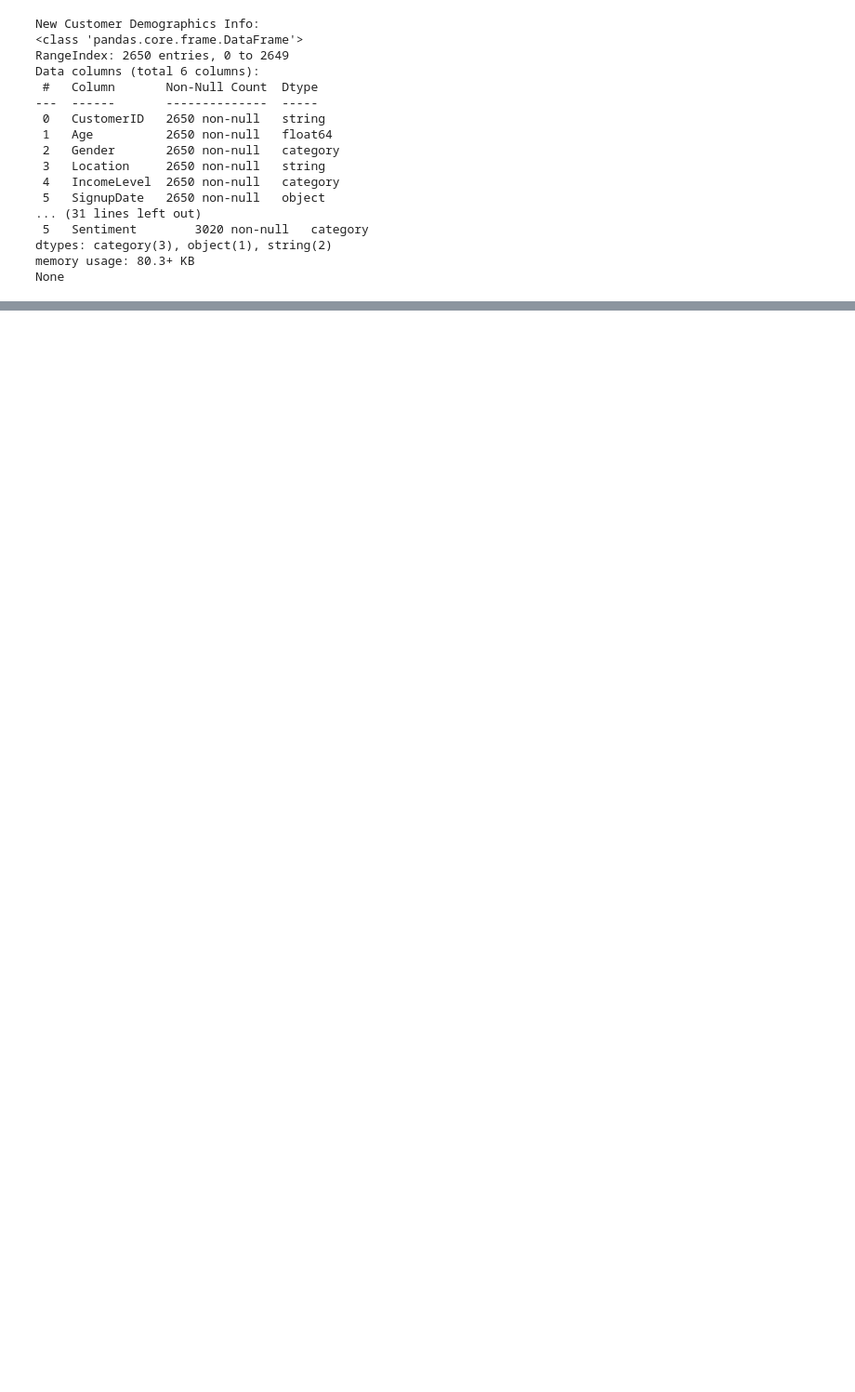
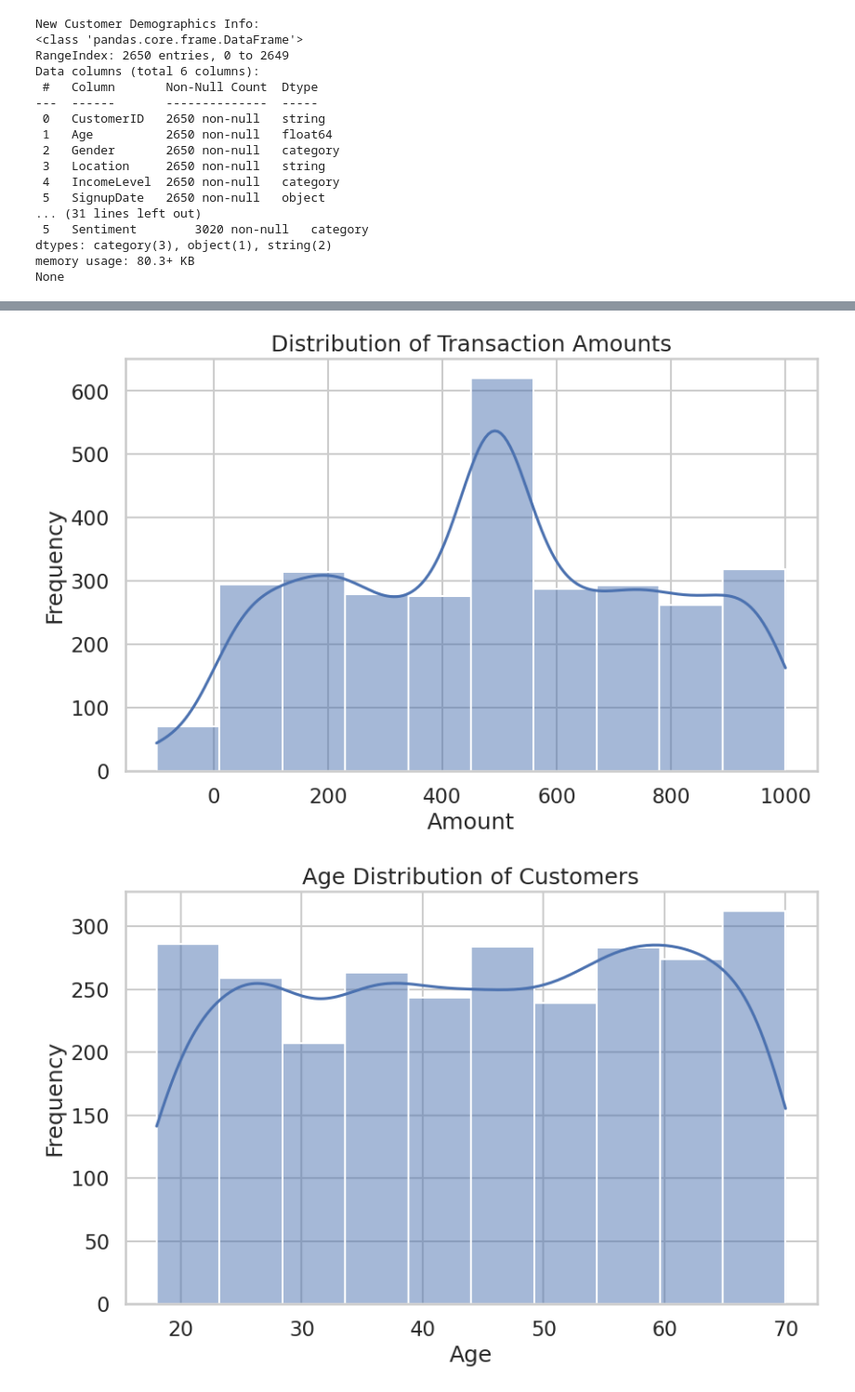
Before and after one commit to zpsy-hub/MO-IT125-ML-Linear-Algebra-A3103-Grp1, a Jupyter notebook: Milestone_1_Exploratory_Data_Analysis_(EDA)_of_Machine_Learning_Solution_Project.ipynb, the cells around one changed output, grey strips where cells are left out. Shown at 93% size. Saved outputs shown, nothing was run; the diff lists cells and outputs as text; code cells hidden in the pictures; blank space fills up the shorter version.

```diff
--- a/Milestone_1_Exploratory_Data_Analysis_(EDA)_of_Machine_Learning_Solution_Project.ipynb
+++ b/Milestone_1_Exploratory_Data_Analysis_(EDA)_of_Machine_Learning_Solution_Project.ipynb
@@ -183,0 +442,23 @@ dtype: int64
+# %%
+# Data Visualization
+import matplotlib.pyplot as plt
+import seaborn as sns
+
+# Transactions - Distribution of Amount Spent
+plt.figure(figsize=(10,6))
+sns.histplot(customer_transactions['Amount'], bins=10, kde=True)
+plt.title("Distribution of Transaction Amounts")
+plt.xlabel("Amount")
+plt.ylabel("Frequency")
+plt.show()
+
+# Demographics - Age Distribution
+plt.figure(figsize=(10,6))
+sns.histplot(customer_demographics['Age'], bins=10, kde=True)
+plt.title("Age Distribution of Customers")
+plt.xlabel("Age")
+plt.ylabel("Frequency")
+plt.show()
+# %% [output]
+[figure, added]
+[figure, added]
```
Also changed, not shown: parts of 15 cells of this notebook.
